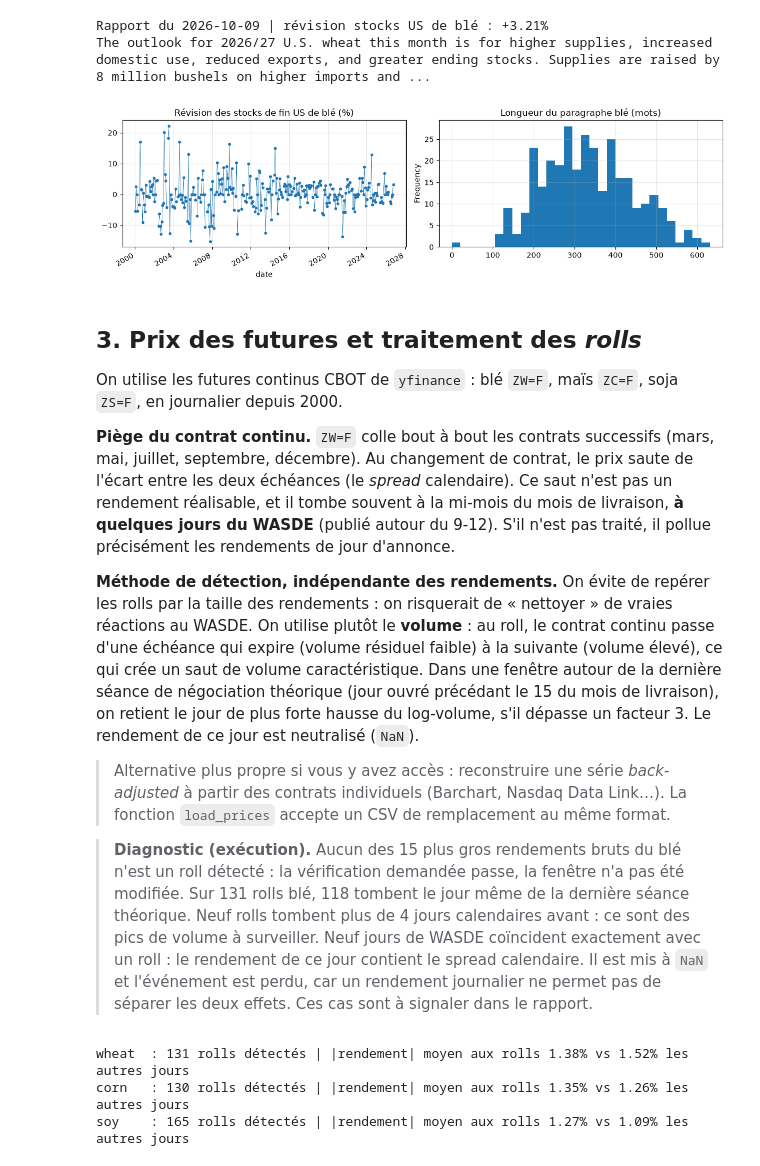
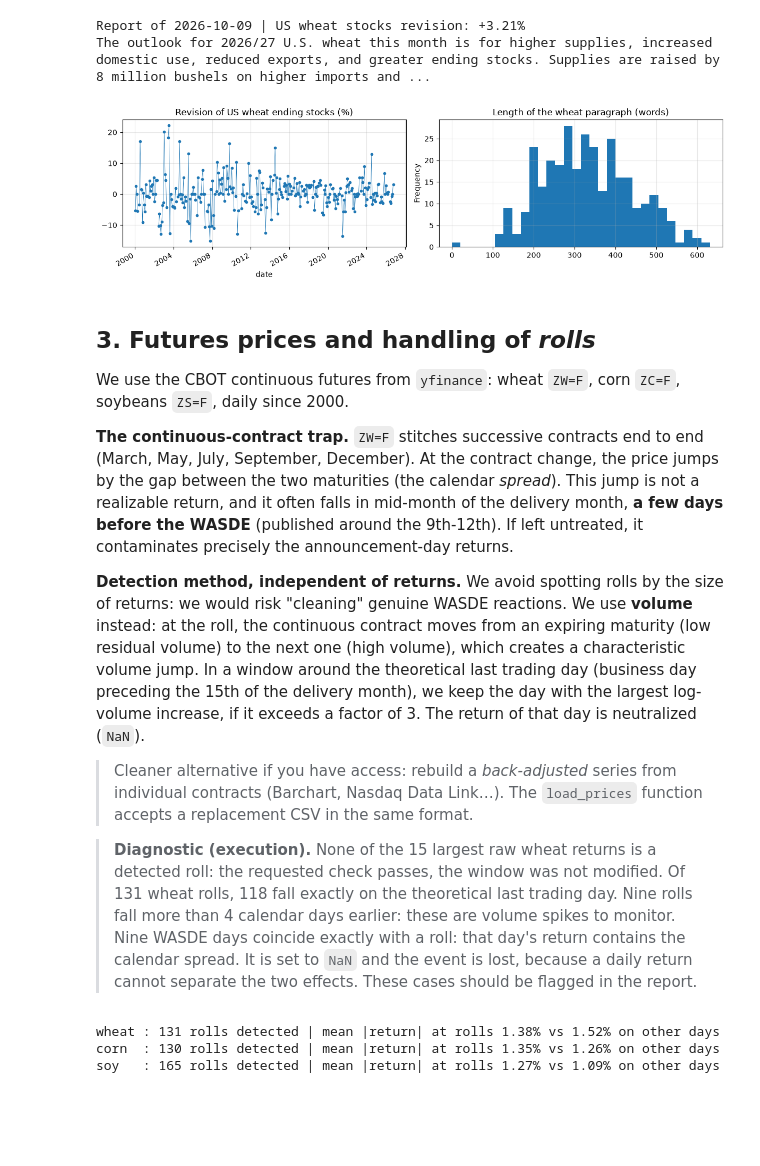
Before and after one commit to perrin-arthur/wasde-wheat-nlp, a Jupyter notebook: wasde_ble.ipynb, the cells around one changed output. Saved outputs shown, nothing was run; the diff lists cells and outputs as text; code cells hidden in the pictures; blank space fills up the shorter version.

```diff
--- a/wasde_ble.ipynb
+++ b/wasde_ble.ipynb
@@ -420,40 +426,40 @@ Rapports de l'index sans fichier (ni txt ni PDF), par année : {2001: 2, 2008: 3
 # %%
-# Contrôle visuel : un paragraphe blé et les chiffres associés
+# Visual check: a wheat paragraph and the associated figures
 sub = rep.dropna(subset=["txt_wheat", "us_es_rev"])
 if sub.empty:
-    print("Aucun rapport avec paragraphe blé et révision US : vérifier parse_report.")
+    print("No report with a wheat paragraph and a US revision: check parse_report.")
 else:
-    ex = sub.iloc[-1]                       # ex est une ligne (Series) : on accède aux champs par ex["date"]
-    print(f"Rapport du {ex['date']:%Y-%m-%d} | révision stocks US de blé : {ex['us_es_rev']:+.2%}")
+    ex = sub.iloc[-1]                       # ex is a row (Series): fields are accessed with ex["date"]
+    print(f"Report of {ex['date']:%Y-%m-%d} | US wheat stocks revision: {ex['us_es_rev']:+.2%}")
     print(ex["txt_wheat"][:1200], "...")
 # %% [output]
-Rapport du 2026-10-09 | révision stocks US de blé : +3.21%
+Report of 2026-10-09 | US wheat stocks revision: +3.21%
 The outlook for 2026/27 U.S. wheat this month is for higher supplies, increased domestic use, reduced exports, and greater ending stocks. Supplies are raised by 8 million bushels on higher imports and ...
 # %%
 fig, ax = plt.subplots(1, 2, figsize=(12, 3.5))
 rep.set_index("date")["us_es_rev"].mul(100).plot(ax=ax[0], marker=".", lw=.5,
-    title="Révision des stocks de fin US de blé (%)")
-rep["n_words_wheat"].plot.hist(ax=ax[1], bins=30, title="Longueur du paragraphe blé (mots)")
+    title="Revision of US wheat ending stocks (%)")
+rep["n_words_wheat"].plot.hist(ax=ax[1], bins=30, title="Length of the wheat paragraph (words)")
 plt.tight_layout()
 # %% [output]
-[figure, old version]
+[figure, new version]
 # %% [markdown]
-## 3. Prix des futures et traitement des *rolls*
+## 3. Futures prices and handling of *rolls*
 
-On utilise les futures continus CBOT de `yfinance` : blé `ZW=F`, maïs `ZC=F`, soja `ZS=F`, en journalier depuis 2000.
+We use the CBOT continuous futures from `yfinance`: wheat `ZW=F`, corn `ZC=F`, soybeans `ZS=F`, daily since 2000.
 
-**Piège du contrat continu.** `ZW=F` colle bout à bout les contrats successifs (mars, mai, juillet, septembre, décembre). Au changement de contrat, le prix saute de l'écart entre les deux échéances (le *spread* calendaire). Ce saut n'est pas un rendement réalisable, et il tombe souvent à la mi-mois du mois de livraison, **à quelques jours du WASDE** (publié autour du 9-12). S'il n'est pas traité, il pollue précisément les rendements de jour d'annonce.
+**The continuous-contract trap.** `ZW=F` stitches successive contracts end to end (March, May, July, September, December). At the contract change, the price jumps by the gap between the two maturities (the calendar *spread*). This jump is not a realizable return, and it often falls in mid-month of the delivery month, **a few days before the WASDE** (published around the 9th-12th). If left untreated, it contaminates precisely the announcement-day returns.
 
-**Méthode de détection, indépendante des rendements.** On évite de repérer les rolls par la taille des rendements : on risquerait de « nettoyer » de vraies réactions au WASDE. On utilise plutôt le **volume** : au roll, le contrat continu passe d'une échéance qui expire (volume résiduel faible) à la suivante (volume élevé), ce qui crée un saut de volume caractéristique. Dans une fenêtre autour de la dernière séance de négociation théorique (jour ouvré précédant le 15 du mois de livraison), on retient le jour de plus forte hausse du log-volume, s'il dépasse un facteur 3. Le rendement de ce jour est neutralisé (`NaN`).
+**Detection method, independent of returns.** We avoid spotting rolls by the size of returns: we would risk "cleaning" genuine WASDE reactions. We use **volume** instead: at the roll, the continuous contract moves from an expiring maturity (low residual volume) to the next one (high volume), which creates a characteristic volume jump. In a window around the theoretical last trading day (business day preceding the 15th of the delivery month), we keep the day with the largest log-volume increase, if it exceeds a factor of 3. The return of that day is neutralized (`NaN`).
 
-> Alternative plus propre si vous y avez accès : reconstruire une série *back-adjusted* à partir des contrats individuels (Barchart, Nasdaq Data Link…). La fonction `load_prices` accepte un CSV de remplacement au même format.
+> Cleaner alternative if you have access: rebuild a *back-adjusted* series from individual contracts (Barchart, Nasdaq Data Link…). The `load_prices` function accepts a replacement CSV in the same format.
 
-> **Diagnostic (exécution).** Aucun des 15 plus gros rendements bruts du blé n'est un roll détecté : la vérification demandée passe, la fenêtre n'a pas été modifiée. Sur 131 rolls blé, 118 tombent le jour même de la dernière séance théorique. Neuf rolls tombent plus de 4 jours calendaires avant : ce sont des pics de volume à surveiller. Neuf jours de WASDE coïncident exactement avec un roll : le rendement de ce jour contient le spread calendaire. Il est mis à `NaN` et l'événement est perdu, car un rendement journalier ne permet pas de séparer les deux effets. Ces cas sont à signaler dans le rapport.
+> **Diagnostic (execution).** None of the 15 largest raw wheat returns is a detected roll: the requested check passes, the window was not modified. Of 131 wheat rolls, 118 fall exactly on the theoretical last trading day. Nine rolls fall more than 4 calendar days earlier: these are volume spikes to monitor. Nine WASDE days coincide exactly with a roll: that day's return contains the calendar spread. It is set to `NaN` and the event is lost, because a daily return cannot separate the two effects. These cases should be flagged in the report.
 # %%
 CONTRACT_MONTHS = {"wheat": [3, 5, 7, 9, 12], "corn": [3, 5, 7, 9, 12], "soy": [1, 3, 5, 7, 8, 9, 11]}
 
 def load_prices():
-    # Clôtures et volumes journaliers. Cache : data/prices.csv (colonnes close_<x>, vol_<x>).
+    # Daily closes and volumes. Cache: data/prices.csv (columns close_<x>, vol_<x>).
     cache = DATA_DIR / "prices.csv"
     if cache.exists():
         return pd.read_csv(cache, index_col=0, parse_dates=True)
@@ -467,7 +473,7 @@ def load_prices():
     return px
 
 def last_trading_days(comm, years):
-    # Approximation CBOT grains : jour ouvré précédant le 15 du mois de livraison (hors jours fériés).
+    # CBOT grains approximation: business day preceding the 15th of the delivery month (holidays ignored).
     return pd.DatetimeIndex([pd.Timestamp(y, m, 15) - pd.offsets.BDay(1)
                              for y in years for m in CONTRACT_MONTHS[comm]])
 
@@ -489,14 +495,14 @@ for c in TICKERS:
     rolls[c] = detect_rolls(px[f"vol_{c}"].reindex(close.index), c).intersection(r.index)
     r.loc[rolls[c]] = np.nan
     rets[c] = r
-    sig[c] = r.rolling(60, min_periods=20).std().shift(1)    # volatilité ex ante (info jusqu'à t-1)
+    sig[c] = r.rolling(60, min_periods=20).std().shift(1)    # ex-ante volatility (info up to t-1)
 
 for c in TICKERS:
     rr = raw_rets[c]
-    print(f"{c:6s} : {len(rolls[c])} rolls détectés | |rendement| moyen aux rolls "
-          f"{rr.loc[rolls[c]].abs().mean():.2%} vs {rr.abs().mean():.2%} les autres jours")
+    print(f"{c:6s}: {len(rolls[c])} rolls detected | mean |return| at rolls "
+          f"{rr.loc[rolls[c]].abs().mean():.2%} vs {rr.abs().mean():.2%} on other days")
 # %% [output]
-wheat  : 131 rolls détectés | |rendement| moyen aux rolls 1.38% vs 1.52% les autres jours
-corn   : 130 rolls détectés | |rendement| moyen aux rolls 1.35% vs 1.26% les autres jours
-soy    : 165 rolls détectés | |rendement| moyen aux rolls 1.27% vs 1.09% les autres jours
+wheat : 131 rolls detected | mean |return| at rolls 1.38% vs 1.52% on other days
+corn  : 130 rolls detected | mean |return| at rolls 1.35% vs 1.26% on other days
+soy   : 165 rolls detected | mean |return| at rolls 1.27% vs 1.09% on other days
 # %%
```
Also changed, not shown: parts of 46 cells of this notebook, 3 other files.
